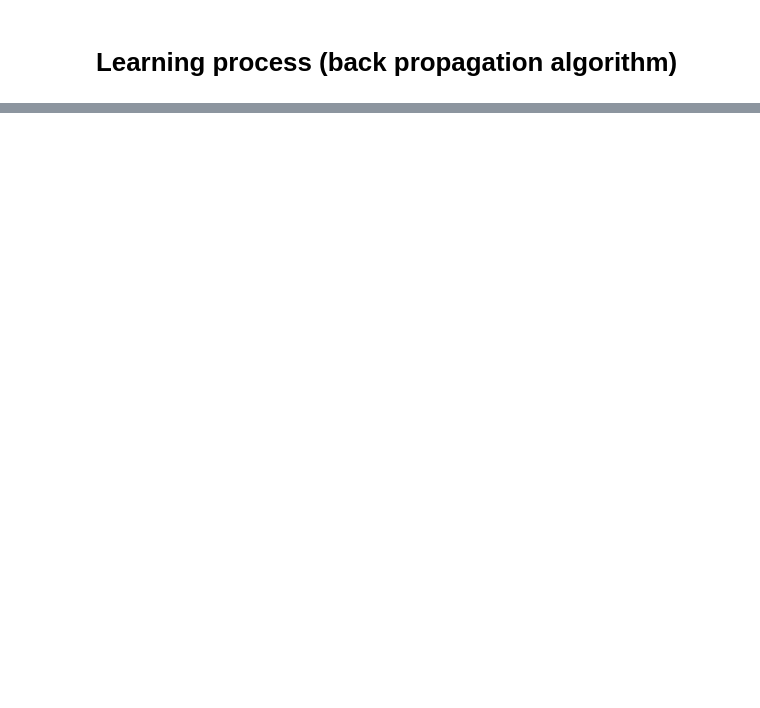
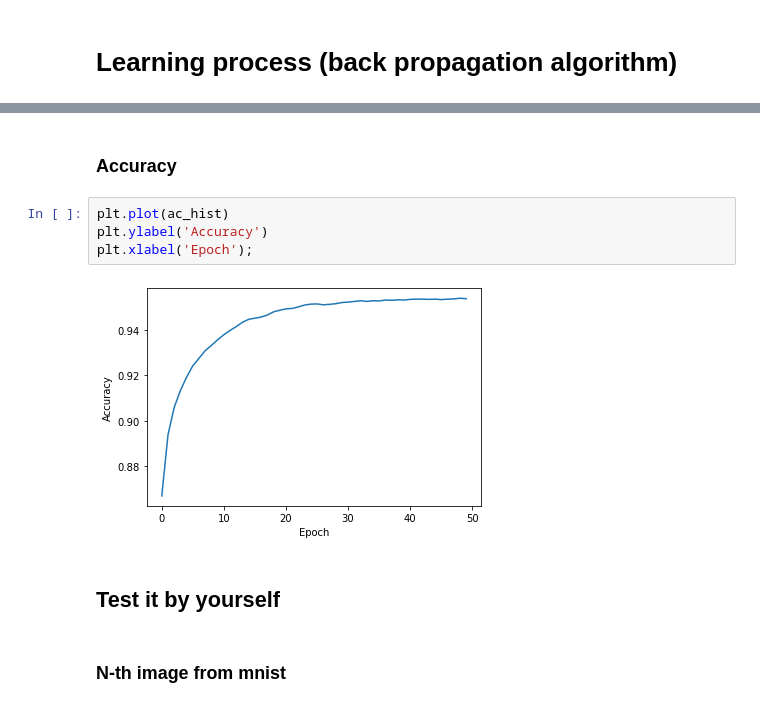
Before and after one commit to GfgHhGg/My-digit-recognizer, a Jupyter notebook: DigitClassificationNet.ipynb, the cells around one changed output, grey strips where cells are left out. Drawn from its saved outputs; the diff is of its cells as text; blank space fills up the shorter version.

```diff
--- a/DigitClassificationNet.ipynb
+++ b/DigitClassificationNet.ipynb
@@ -137,3 +172,15 @@ print(summ / d)
+# %% [markdown]
+### Accuracy
+# %%
+plt.plot(ac_hist)
+plt.ylabel('Accuracy')
+plt.xlabel('Epoch');
+# %% [output]
+[figure, added]
+# %% [markdown]
+## Test it by yourself
+# %% [markdown]
+### N-th image from mnist
 # %%
 n = 71
 plt.imshow(np.array([x_train[n][i-28:i] for i in range(28,785, 28)]));
```
Also changed, not shown: parts of 22 cells of this notebook, 2 other files.
